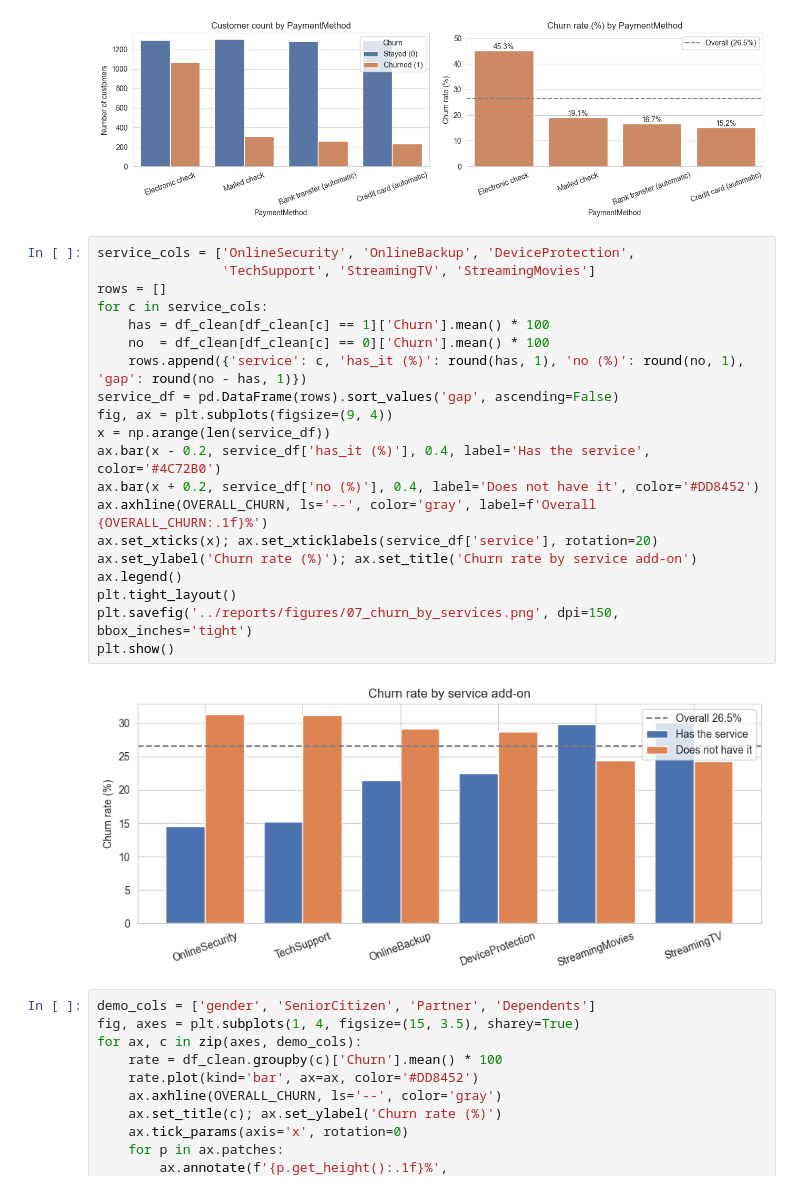
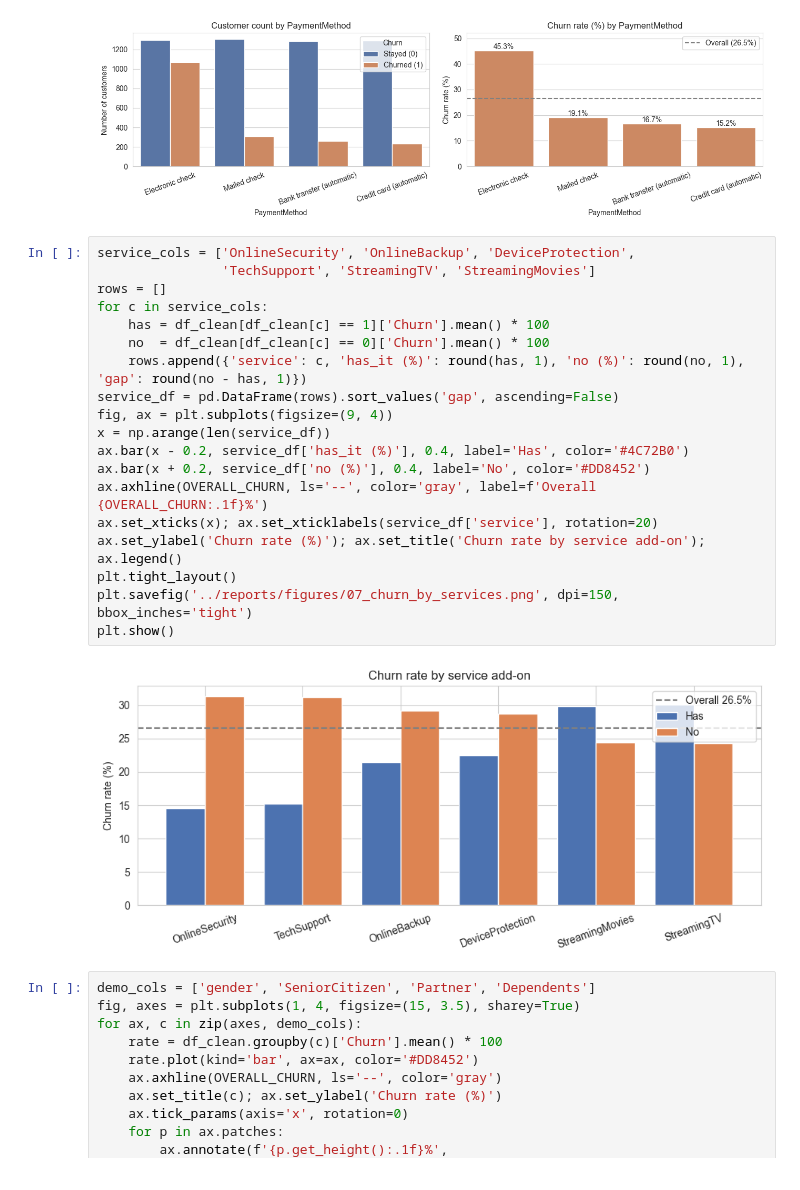
Before and after one commit to jahanvik01/Telco-Customer-Churn, a Jupyter notebook: notebooks/churn_analysis.ipynb, the cells around one changed output. Saved outputs shown, nothing was run; the diff lists cells and outputs as text.

```diff
--- a/notebooks/churn_analysis.ipynb
+++ b/notebooks/churn_analysis.ipynb
@@ -268,25 +226,24 @@ rate = plot_churn_by_category(df_clean, 'PaymentMethod', save_as='06_churn_by_pa
 # %%
 service_cols = ['OnlineSecurity', 'OnlineBackup', 'DeviceProtection',
                 'TechSupport', 'StreamingTV', 'StreamingMovies']
 rows = []
 for c in service_cols:
     has = df_clean[df_clean[c] == 1]['Churn'].mean() * 100
     no  = df_clean[df_clean[c] == 0]['Churn'].mean() * 100
     rows.append({'service': c, 'has_it (%)': round(has, 1), 'no (%)': round(no, 1), 'gap': round(no - has, 1)})
 service_df = pd.DataFrame(rows).sort_values('gap', ascending=False)
 fig, ax = plt.subplots(figsize=(9, 4))
 x = np.arange(len(service_df))
-ax.bar(x - 0.2, service_df['has_it (%)'], 0.4, label='Has the service', color='#4C72B0')
-ax.bar(x + 0.2, service_df['no (%)'], 0.4, label='Does not have it', color='#DD8452')
+ax.bar(x - 0.2, service_df['has_it (%)'], 0.4, label='Has', color='#4C72B0')
+ax.bar(x + 0.2, service_df['no (%)'], 0.4, label='No', color='#DD8452')
 ax.axhline(OVERALL_CHURN, ls='--', color='gray', label=f'Overall {OVERALL_CHURN:.1f}%')
 ax.set_xticks(x); ax.set_xticklabels(service_df['service'], rotation=20)
-ax.set_ylabel('Churn rate (%)'); ax.set_title('Churn rate by service add-on')
-ax.legend()
+ax.set_ylabel('Churn rate (%)'); ax.set_title('Churn rate by service add-on'); ax.legend()
 plt.tight_layout()
 plt.savefig('../reports/figures/07_churn_by_services.png', dpi=150, bbox_inches='tight')
 plt.show()
 # %% [output]
-[figure, old version]
+[figure, new version]
 # %%
 demo_cols = ['gender', 'SeniorCitizen', 'Partner', 'Dependents']
 fig, axes = plt.subplots(1, 4, figsize=(15, 3.5), sharey=True)
```
Also changed, not shown: parts of 43 cells of this notebook, 11 other files.
